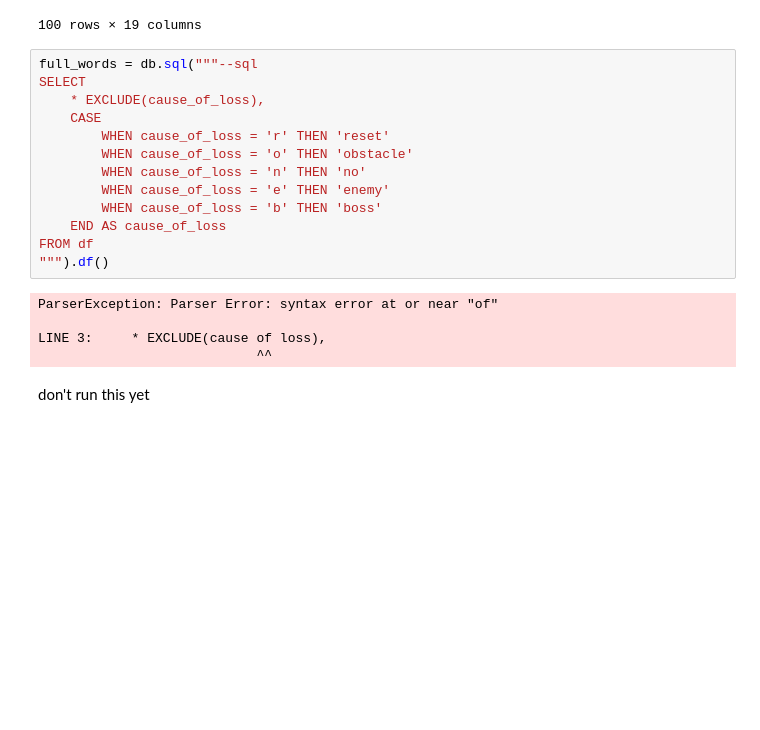
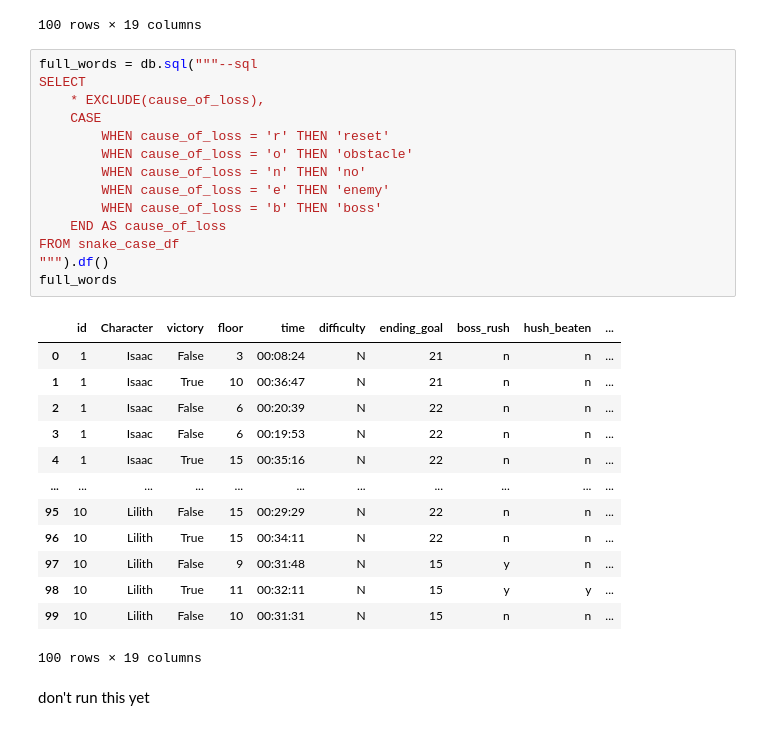
Before and after one commit to HelloThisDog/Examsproject_Megan_Loe_DE25, a Jupyter notebook: EDA.ipynb, the cells around one changed output. Cells and saved outputs as stored; diff of their text form; blank space fills up the shorter version.

Commit message:
cause of loss clearified

```diff
--- a/EDA.ipynb
+++ b/EDA.ipynb
@@ -104,21 +104,31 @@ snake_case_df
 # %%
 full_words = db.sql("""--sql
 SELECT
     * EXCLUDE(cause_of_loss),
     CASE
         WHEN cause_of_loss = 'r' THEN 'reset'
         WHEN cause_of_loss = 'o' THEN 'obstacle'
         WHEN cause_of_loss = 'n' THEN 'no'
         WHEN cause_of_loss = 'e' THEN 'enemy'
         WHEN cause_of_loss = 'b' THEN 'boss'
     END AS cause_of_loss
-FROM df
+FROM snake_case_df
 """).df()
+full_words
 # %% [output]
+|  | id | Character | victory | floor | time | difficulty | ending_goal | boss_rush | hush_beaten | ... |
+| 0 | 1 | Isaac | False | 3 | 00:08:24 | N | 21 | n | n | ... |
+| 1 | 1 | Isaac | True | 10 | 00:36:47 | N | 21 | n | n | ... |
+| 2 | 1 | Isaac | False | 6 | 00:20:39 | N | 22 | n | n | ... |
+| 3 | 1 | Isaac | False | 6 | 00:19:53 | N | 22 | n | n | ... |
+| 4 | 1 | Isaac | True | 15 | 00:35:16 | N | 22 | n | n | ... |
+| ... | ... | ... | ... | ... | ... | ... | ... | ... | ... | ... |
+| 95 | 10 | Lilith | False | 15 | 00:29:29 | N | 22 | n | n | ... |
+| 96 | 10 | Lilith | True | 15 | 00:34:11 | N | 22 | n | n | ... |
+| 97 | 10 | Lilith | False | 9 | 00:31:48 | N | 15 | y | n | ... |
+| 98 | 10 | Lilith | True | 11 | 00:32:11 | N | 15 | y | y | ... |
+| 99 | 10 | Lilith | False | 10 | 00:31:31 | N | 15 | n | n | ... |
-ParserException: Parser Error: syntax error at or near "of"
-
-LINE 3:     * EXCLUDE(cause of loss),
-                            ^^
+100 rows × 19 columns
 # %% [markdown]
 don't run this yet
 # %%
```
